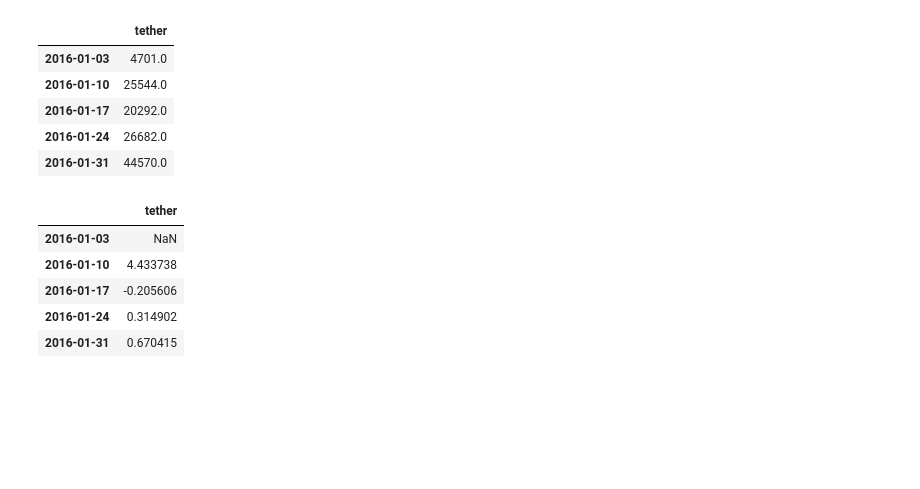
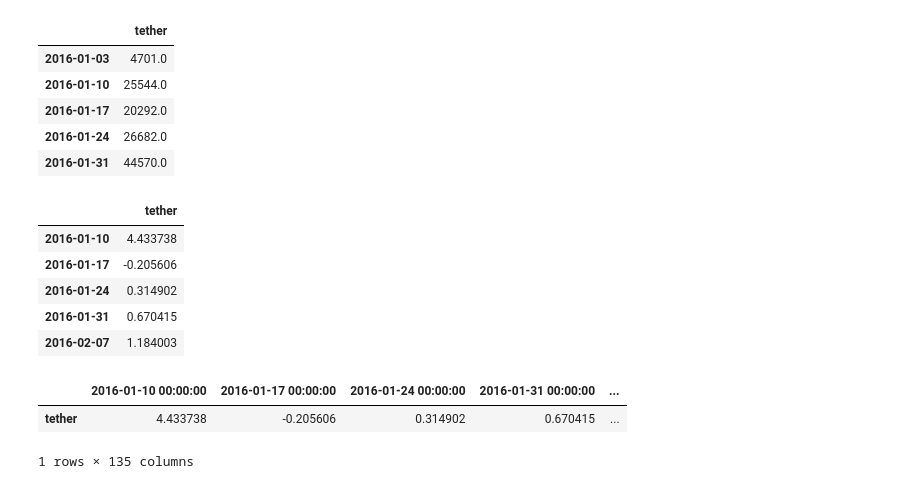
Before and after one commit to crypto20-dev/Invictus, a Jupyter notebook: USDT_Strategy/usdt_weekly.ipynb, the cells around one changed output. Cells and saved outputs as stored; diff of their text form; code cells hidden in the pictures; blank space fills up the shorter version.

Commit message:
usdt weekly w plots

```diff
--- a/USDT_Strategy/usdt_weekly.ipynb
+++ b/USDT_Strategy/usdt_weekly.ipynb
@@ -13,8 +13,8 @@ print('Packages')
 Packages
 # %%
 # Importing pickle file
-data1 = np.load('/Users/louisribieras/Desktop/Invictus/Data/latest_coin_data.pkl')
-data2 = np.load('/Users/louisribieras/Desktop/Invictus/Data/additional_data.pkl')
+data1 = np.load('latest_coin_data.pkl')
+data2 = np.load('additional_data.pkl')
 
 # Removing July dates from data1
 data1 = data1.drop(data1.columns[0:4], axis = 1)
@@ -326,11 +326,12 @@ Getting USDT data
 | 2016-01-31 | 44570.0 |
 # %%
 usdt_pct = usdt_vol.pct_change(1)
-usdt_pct.head(5)
+usdt_pct=usdt_pct.dropna()
+usdt_pct.head()
 # %% [output]
 |  | tether |
-| 2016-01-03 | NaN |
 | 2016-01-10 | 4.433738 |
 | 2016-01-17 | -0.205606 |
 | 2016-01-24 | 0.314902 |
 | 2016-01-31 | 0.670415 |
+| 2016-02-07 | 1.184003 |
@@ -339,0 +338,8 @@ for week in invest10:
+# %%
+usdt_pct_t=usdt_pct.T
+#usdt_pct_t.index=data.index?
+usdt_pct_t.head()
+# %% [output]
+|  | 2016-01-10 00:00:00 | 2016-01-17 00:00:00 | 2016-01-24 00:00:00 | 2016-01-31 00:00:00 | ... |
+| tether | 4.433738 | -0.205606 | 0.314902 | 0.670415 | ... |
+1 rows × 135 columns
```
Also changed, not shown: parts of 3 cells of this notebook.
